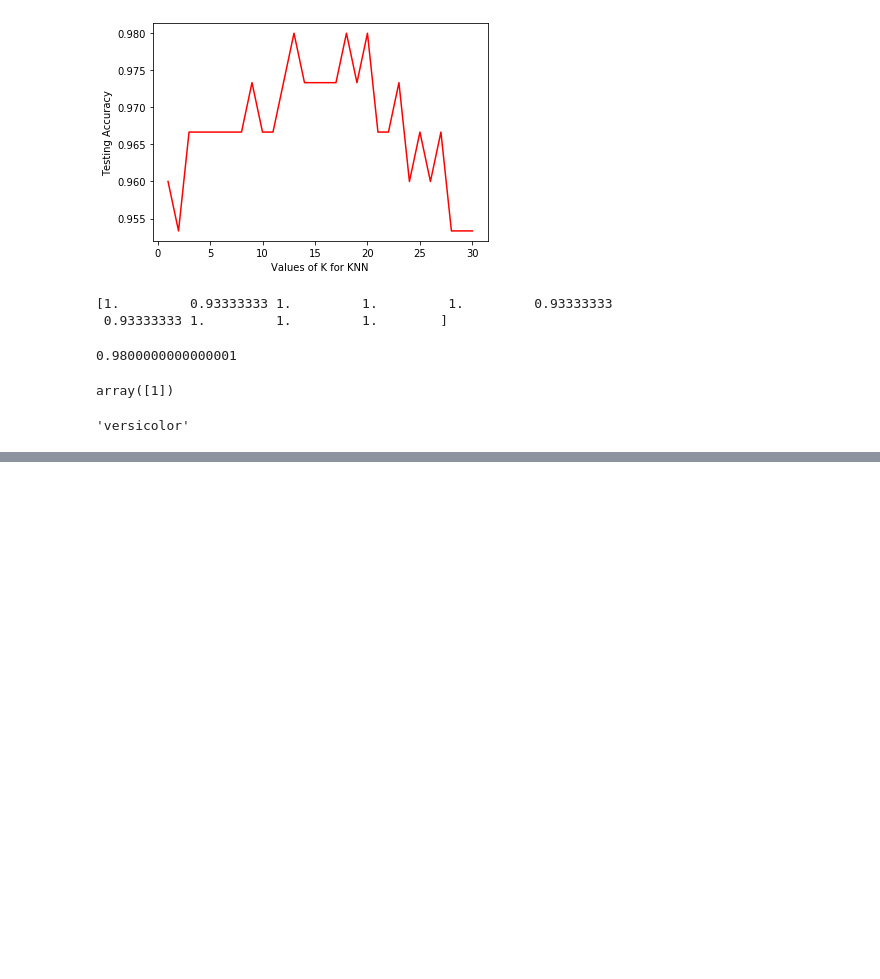
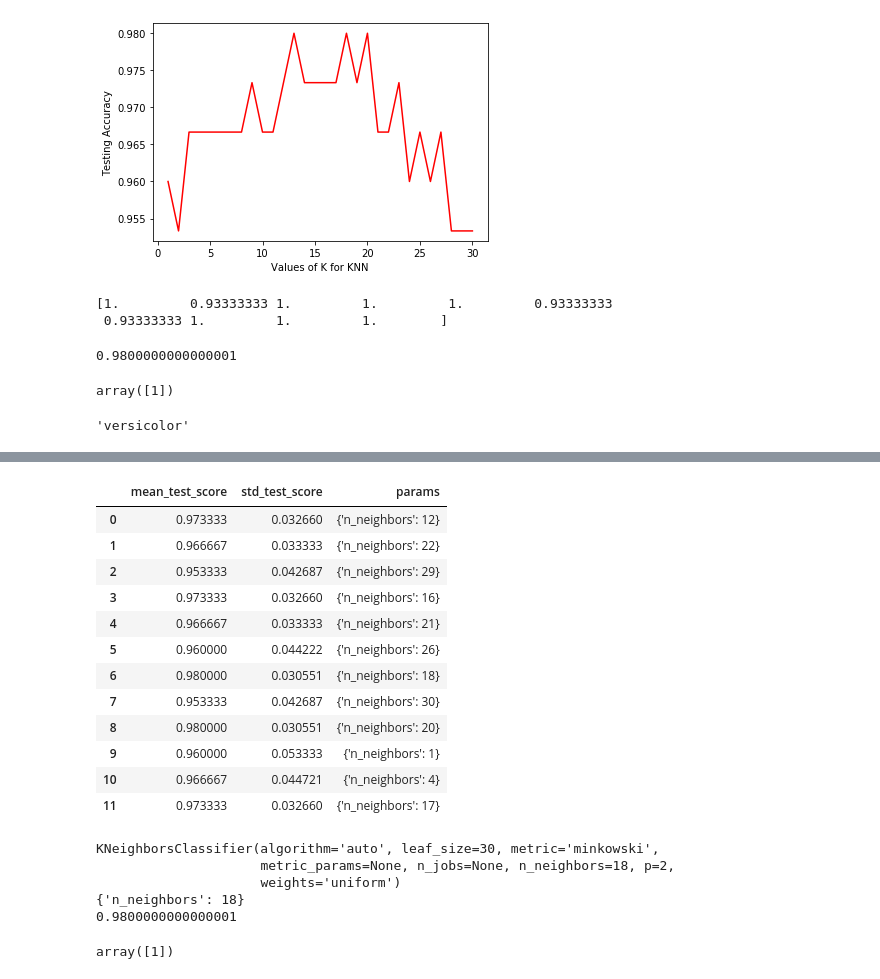
Before and after one commit to Maximus125/MLIris, a Jupyter notebook: Iris_only_KNN.ipynb, the cells around one changed output, grey strips where cells are left out. Drawn from its saved outputs; the diff is of its cells as text; code cells hidden in the pictures; blank space fills up the shorter version.

```diff
--- a/Iris_only_KNN.ipynb
+++ b/Iris_only_KNN.ipynb
@@ -134,0 +220,7 @@ iris.target_names[1]   #Predicted species is Versicolor with accuracy of 98%
+# %%
+from sklearn.model_selection import RandomizedSearchCV
+k_list = list(range(1,31))
+param_dist = dict(n_neighbors=k_list)
+
+randCV = RandomizedSearchCV(knn, param_dist, cv=10, scoring='accuracy', n_iter=12, random_state=4, return_train_score=False)
+randCV.fit(X,y)
@@ -134,0 +243,31 @@ iris.target_names[1]   #Predicted species is Versicolor with accuracy of 98%
+# %%
+pd.DataFrame(randCV.cv_results_)[['mean_test_score','std_test_score','params']]
+# %% [output]
+|  | mean_test_score | std_test_score | params |
+| 0 | 0.973333 | 0.032660 | {'n_neighbors': 12} |
+| 1 | 0.966667 | 0.033333 | {'n_neighbors': 22} |
+| 2 | 0.953333 | 0.042687 | {'n_neighbors': 29} |
+| 3 | 0.973333 | 0.032660 | {'n_neighbors': 16} |
+| 4 | 0.966667 | 0.033333 | {'n_neighbors': 21} |
+| 5 | 0.960000 | 0.044222 | {'n_neighbors': 26} |
+| 6 | 0.980000 | 0.030551 | {'n_neighbors': 18} |
+| 7 | 0.953333 | 0.042687 | {'n_neighbors': 30} |
+| 8 | 0.980000 | 0.030551 | {'n_neighbors': 20} |
+| 9 | 0.960000 | 0.053333 | {'n_neighbors': 1} |
+| 10 | 0.966667 | 0.044721 | {'n_neighbors': 4} |
+| 11 | 0.973333 | 0.032660 | {'n_neighbors': 17} |
+# %%
+print(randCV.best_estimator_)
+print(randCV.best_params_)
+print(randCV.best_score_)
+# %% [output]
+KNeighborsClassifier(algorithm='auto', leaf_size=30, metric='minkowski',
+                     metric_params=None, n_jobs=None, n_neighbors=18, p=2,
+                     weights='uniform')
+{'n_neighbors': 18}
+0.9800000000000001
+# %%
+#We see RandSearchCV gave us a different K-value(K=18) but has the same best-score(98%) as with GridSearchCV
+randCV.predict([[4.3,2.7,4,1]])
+# %% [output]
+array([1])
```
Also changed, not shown: parts of 10 cells of this notebook.
